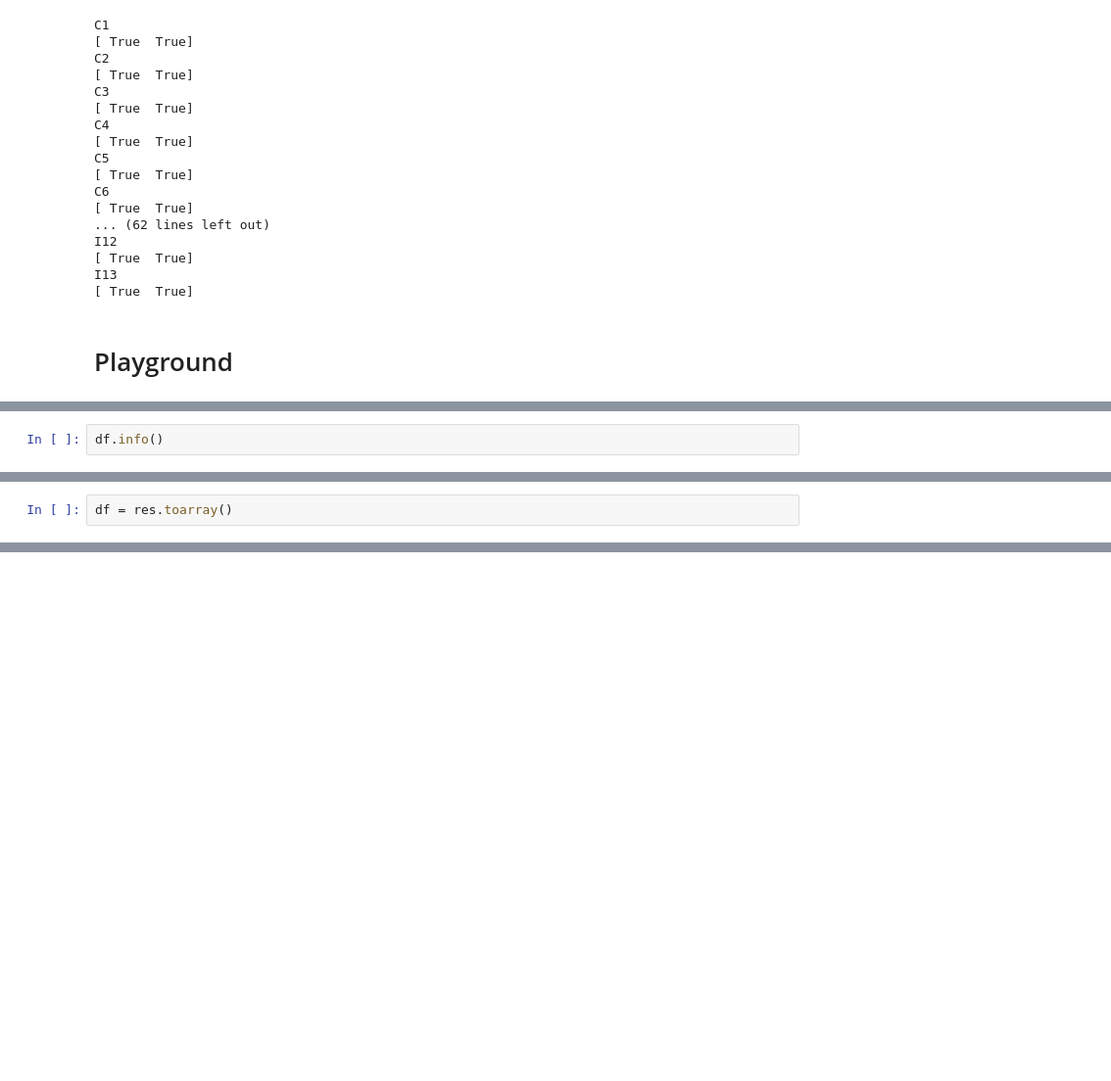
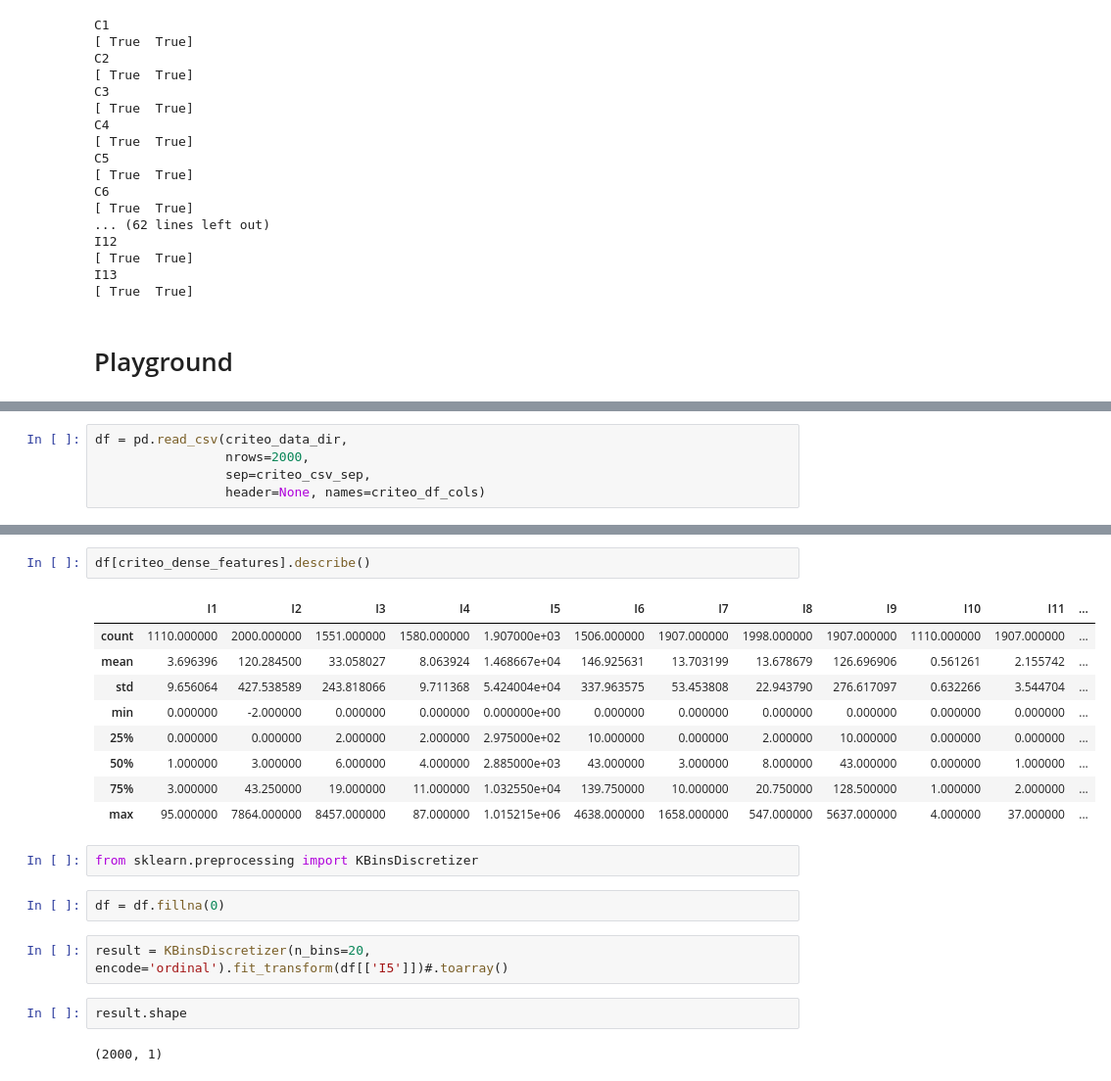
Before and after one commit to xiaoye-hua/recommendation_system, a Jupyter notebook: notebooks/cresio_CTR_data.ipynb, the cells around one changed output, grey strips where cells are left out. Shown at 98% size. Cells and saved outputs as stored; diff of their text form; blank space fills up the shorter version.

```diff
--- a/notebooks/cresio_CTR_data.ipynb
+++ b/notebooks/cresio_CTR_data.ipynb
@@ -130,2 +141,5 @@ I13
 # %%
-df.info()
+df = pd.read_csv(criteo_data_dir,
+                 nrows=2000,
+                 sep=criteo_csv_sep,
+                 header=None, names=criteo_df_cols)
@@ -158,2 +145,0 @@ res.toarray().shape
-# %%
-df = res.toarray()
@@ -194,0 +166,22 @@ Name: 0, Length: 2000000, dtype: float64
+# %%
+df[criteo_dense_features].describe()
+# %% [output]
+|  | I1 | I2 | I3 | I4 | I5 | I6 | I7 | I8 | I9 | I10 | I11 | ... |
+| count | 1110.000000 | 2000.000000 | 1551.000000 | 1580.000000 | 1.907000e+03 | 1506.000000 | 1907.000000 | 1998.000000 | 1907.000000 | 1110.000000 | 1907.000000 | ... |
+| mean | 3.696396 | 120.284500 | 33.058027 | 8.063924 | 1.468667e+04 | 146.925631 | 13.703199 | 13.678679 | 126.696906 | 0.561261 | 2.155742 | ... |
+| std | 9.656064 | 427.538589 | 243.818066 | 9.711368 | 5.424004e+04 | 337.963575 | 53.453808 | 22.943790 | 276.617097 | 0.632266 | 3.544704 | ... |
+| min | 0.000000 | -2.000000 | 0.000000 | 0.000000 | 0.000000e+00 | 0.000000 | 0.000000 | 0.000000 | 0.000000 | 0.000000 | 0.000000 | ... |
+| 25% | 0.000000 | 0.000000 | 2.000000 | 2.000000 | 2.975000e+02 | 10.000000 | 0.000000 | 2.000000 | 10.000000 | 0.000000 | 0.000000 | ... |
+| 50% | 1.000000 | 3.000000 | 6.000000 | 4.000000 | 2.885000e+03 | 43.000000 | 3.000000 | 8.000000 | 43.000000 | 0.000000 | 1.000000 | ... |
+| 75% | 3.000000 | 43.250000 | 19.000000 | 11.000000 | 1.032550e+04 | 139.750000 | 10.000000 | 20.750000 | 128.500000 | 1.000000 | 2.000000 | ... |
+| max | 95.000000 | 7864.000000 | 8457.000000 | 87.000000 | 1.015215e+06 | 4638.000000 | 1658.000000 | 547.000000 | 5637.000000 | 4.000000 | 37.000000 | ... |
+# %%
+from sklearn.preprocessing import KBinsDiscretizer
+# %%
+df = df.fillna(0)
+# %%
+result = KBinsDiscretizer(n_bins=20, encode='ordinal').fit_transform(df[['I5']])#.toarray()
+# %%
+result.shape
+# %% [output]
+(2000, 1)
```
Also changed, not shown: parts of 19 cells of this notebook, 8 other files.
